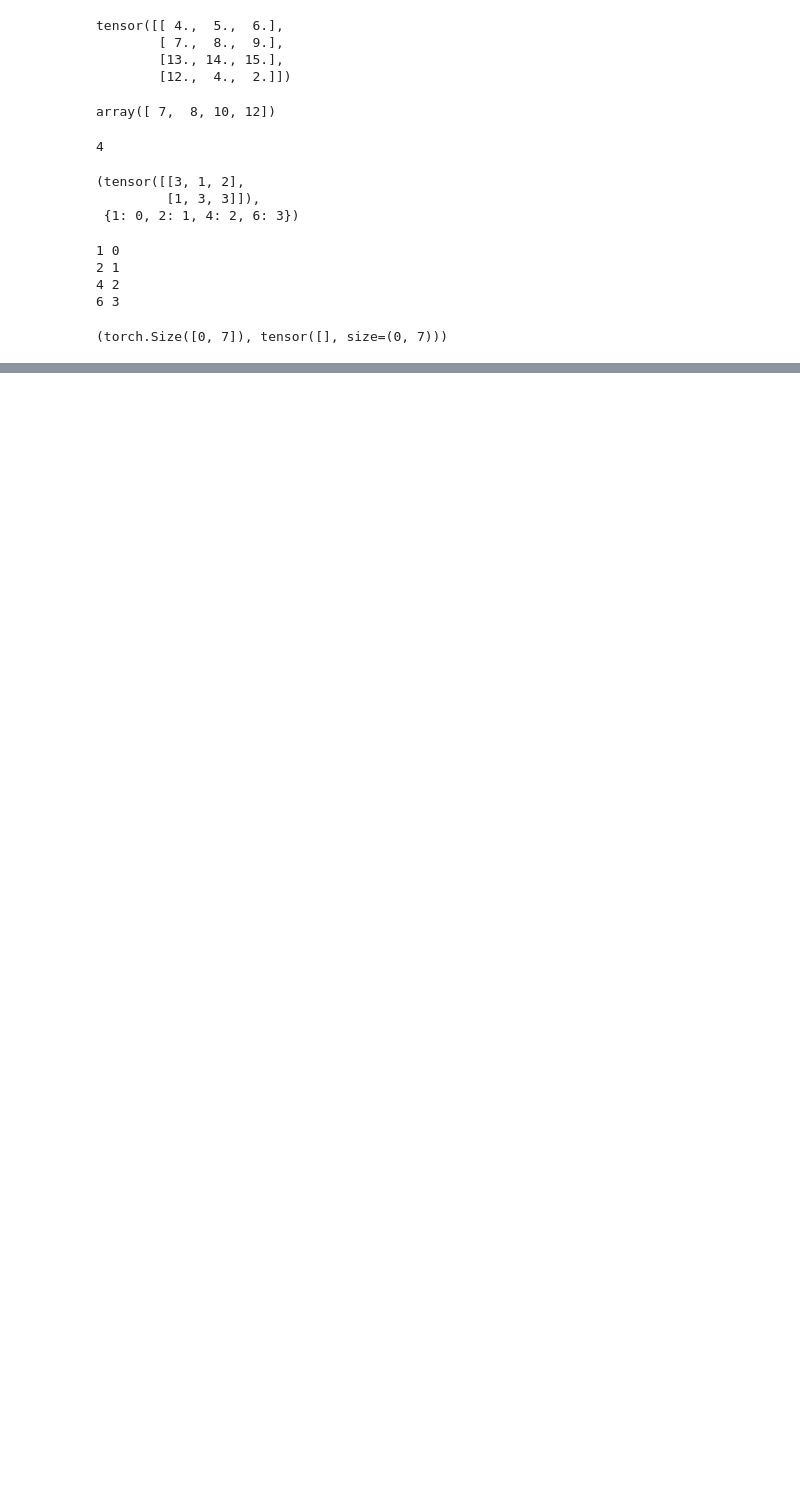
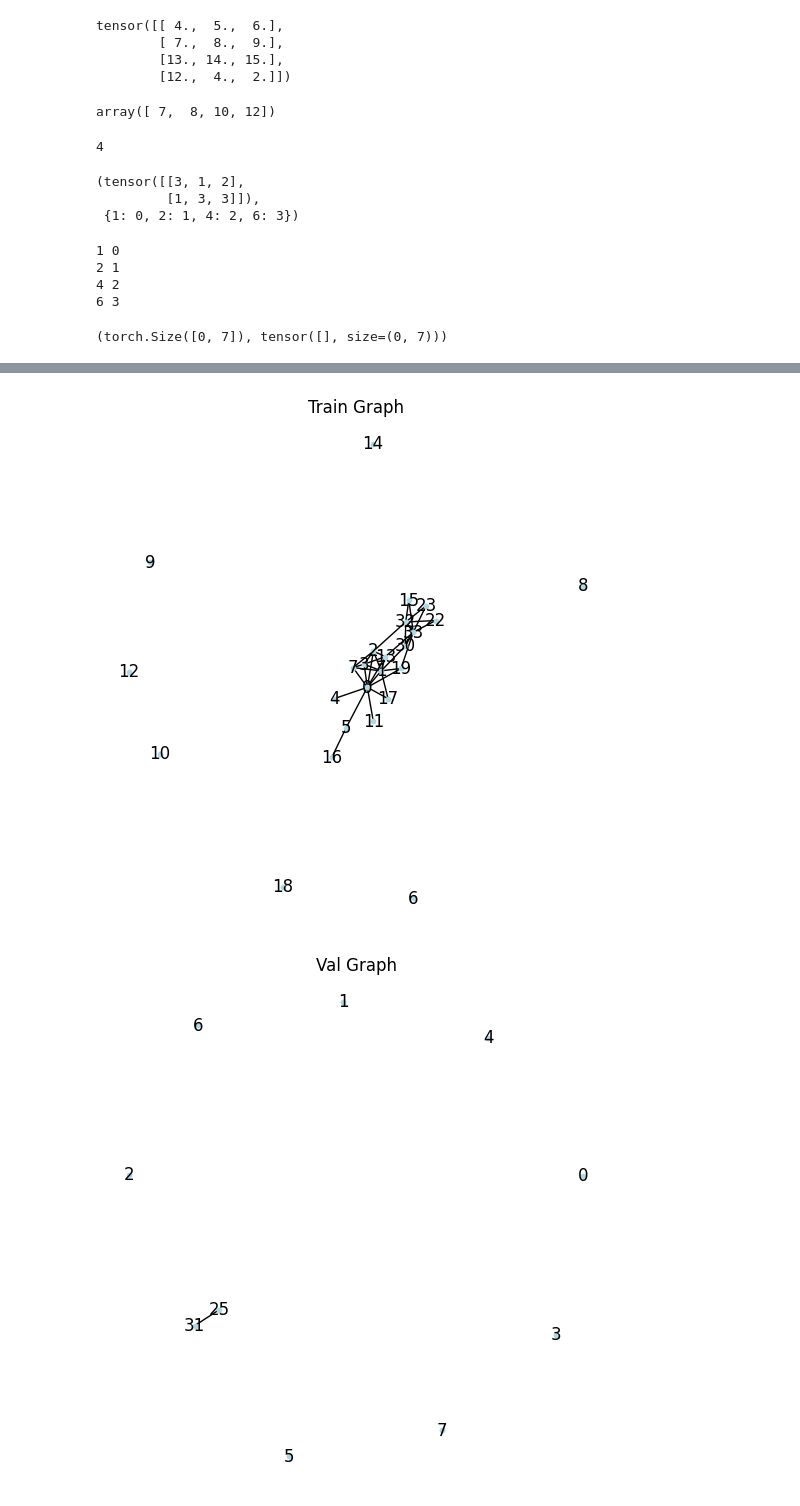
Before and after one commit to Roy-Shubhajit/CoPart-GNN, a Jupyter notebook: test.ipynb, the cells around one changed output, grey strips where cells are left out. Cells and saved outputs as stored; diff of their text form; code cells hidden in the pictures; blank space fills up the shorter version.

```diff
--- a/test.ipynb
+++ b/test.ipynb
@@ -97,0 +275,24 @@ A.shape, A
+# %%
+G = to_networkx(train, to_undirected=True)
+plt.figure(figsize=(5,5))
+pos = nx.spring_layout(G)
+nx.draw(G,pos,node_size=10, node_color='lightblue',with_labels=True)
+plt.title('Train Graph')
+plt.show()
+
+G = to_networkx(val, to_undirected=True)
+plt.figure(figsize=(5,5))
+pos = nx.spring_layout(G)
+nx.draw(G,pos,node_size=10,node_color='lightblue',with_labels=True)
+plt.title('Val Graph')
+plt.show()
+
+G = to_networkx(test, to_undirected=True)
+plt.figure(figsize=(5,5))
+pos = nx.spring_layout(G)
+nx.draw(G,pos,node_size=10,node_color='lightblue',with_labels=True)
+plt.title('Test Graph')
+plt.show()
+# %% [output]
+[figure, added]
+[figure, added]
```
Also changed, not shown: parts of 18 cells of this notebook, 1 other file.
